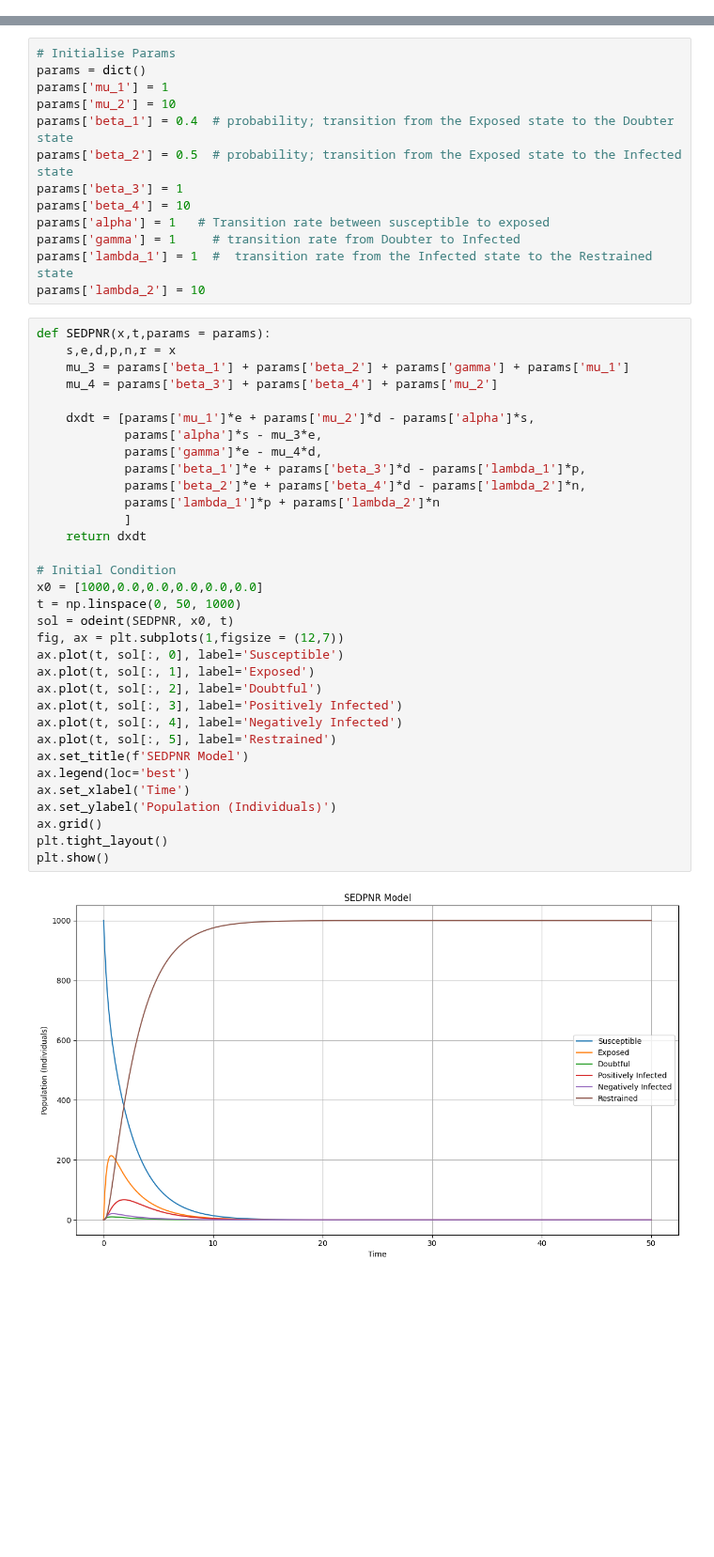
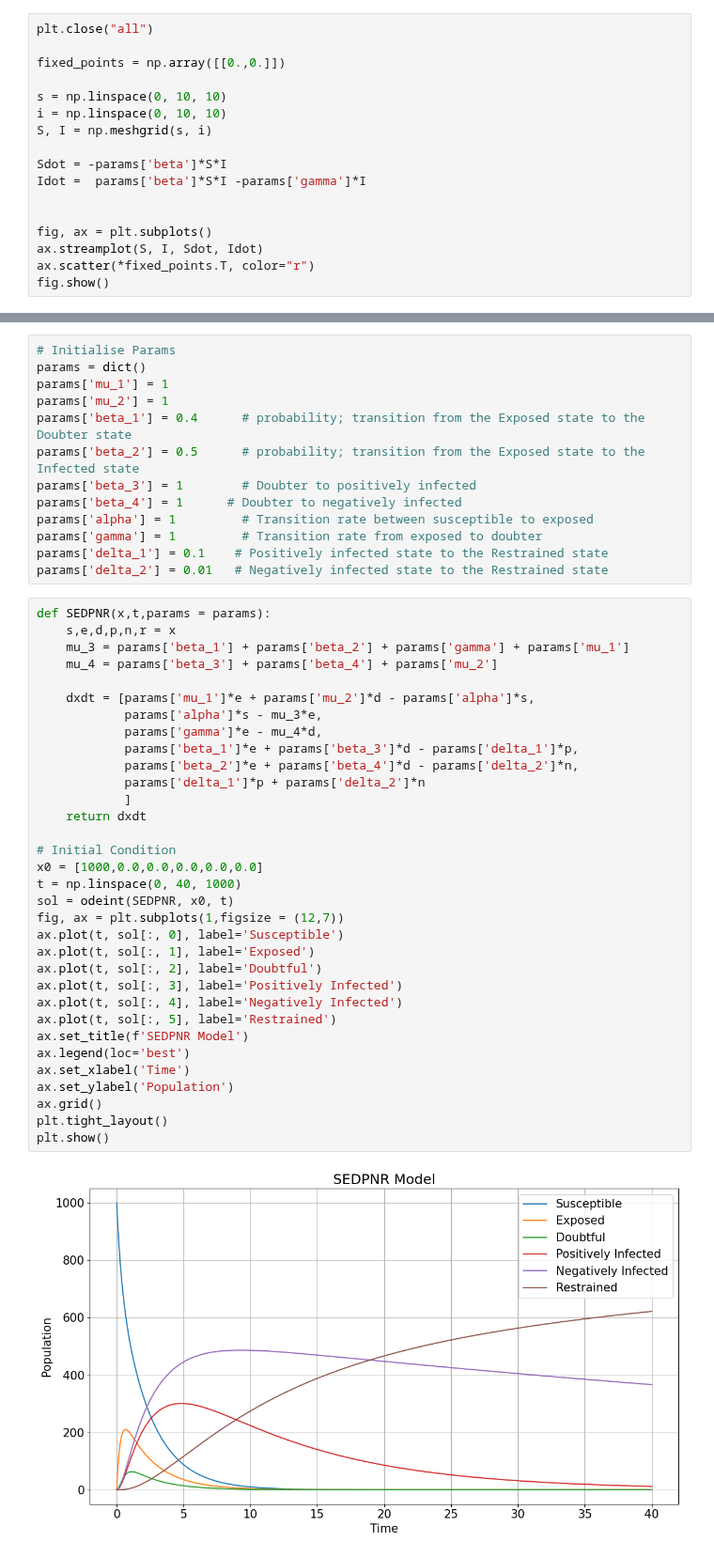
Before and after one commit to Arnottjwr/Misinformation-Models, a Jupyter notebook: SEDPNR.ipynb, the cells around one changed output, grey strips where cells are left out. Shown at 94% size. Drawn from its saved outputs; the diff is of its cells as text; blank space fills up the shorter version.

```diff
--- a/SEDPNR.ipynb
+++ b/SEDPNR.ipynb
@@ -0,0 +42,17 @@
+# %%
+plt.close("all")
+
+fixed_points = np.array([[0.,0.]])
+
+s = np.linspace(0, 10, 10)
+i = np.linspace(0, 10, 10)
+S, I = np.meshgrid(s, i)
+
+Sdot = -params['beta']*S*I
+Idot =  params['beta']*S*I -params['gamma']*I
+
+
+fig, ax = plt.subplots()
+ax.streamplot(S, I, Sdot, Idot)
+ax.scatter(*fixed_points.T, color="r")
+fig.show()
@@ -18,47 +74,47 @@ import matplotlib.pyplot as plt
 # Initialise Params
 params = dict()
 params['mu_1'] = 1
-params['mu_2'] = 10
-params['beta_1'] = 0.4  # probability; transition from the Exposed state to the Doubter state
-params['beta_2'] = 0.5  # probability; transition from the Exposed state to the Infected state
-params['beta_3'] = 1
-params['beta_4'] = 10
-params['alpha'] = 1   # Transition rate between susceptible to exposed
-params['gamma'] = 1     # transition rate from Doubter to Infected
-params['lambda_1'] = 1  #  transition rate from the Infected state to the Restrained state
-params['lambda_2'] = 10
+params['mu_2'] = 1
+params['beta_1'] = 0.4      # probability; transition from the Exposed state to the Doubter state
+params['beta_2'] = 0.5      # probability; transition from the Exposed state to the Infected state
+params['beta_3'] = 1        # Doubter to positively infected
+params['beta_4'] = 1      # Doubter to negatively infected
+params['alpha'] = 1         # Transition rate between susceptible to exposed
+params['gamma'] = 1         # Transition rate from exposed to doubter
+params['delta_1'] = 0.1    # Positively infected state to the Restrained state
+params['delta_2'] = 0.01   # Negatively infected state to the Restrained state
 # %%
 def SEDPNR(x,t,params = params):
     s,e,d,p,n,r = x
     mu_3 = params['beta_1'] + params['beta_2'] + params['gamma'] + params['mu_1']
     mu_4 = params['beta_3'] + params['beta_4'] + params['mu_2']
 
     dxdt = [params['mu_1']*e + params['mu_2']*d - params['alpha']*s,
             params['alpha']*s - mu_3*e,
             params['gamma']*e - mu_4*d,
-            params['beta_1']*e + params['beta_3']*d - params['lambda_1']*p,
-            params['beta_2']*e + params['beta_4']*d - params['lambda_2']*n,
-            params['lambda_1']*p + params['lambda_2']*n
+            params['beta_1']*e + params['beta_3']*d - params['delta_1']*p,
+            params['beta_2']*e + params['beta_4']*d - params['delta_2']*n,
+            params['delta_1']*p + params['delta_2']*n
             ]
     return dxdt
 
 # Initial Condition
 x0 = [1000,0.0,0.0,0.0,0.0,0.0]
-t = np.linspace(0, 50, 1000)
+t = np.linspace(0, 40, 1000)
 sol = odeint(SEDPNR, x0, t)
 fig, ax = plt.subplots(1,figsize = (12,7))
 ax.plot(t, sol[:, 0], label='Susceptible')
 ax.plot(t, sol[:, 1], label='Exposed')
 ax.plot(t, sol[:, 2], label='Doubtful')
 ax.plot(t, sol[:, 3], label='Positively Infected')
 ax.plot(t, sol[:, 4], label='Negatively Infected')
 ax.plot(t, sol[:, 5], label='Restrained')
 ax.set_title(f'SEDPNR Model')
 ax.legend(loc='best')
 ax.set_xlabel('Time')
-ax.set_ylabel('Population (Individuals)')
+ax.set_ylabel('Population')
 ax.grid()
 plt.tight_layout()
 plt.show()
 # %% [output]
-[figure, old version]
+[figure, new version]
```
Also changed, not shown: parts of 7 cells of this notebook.
